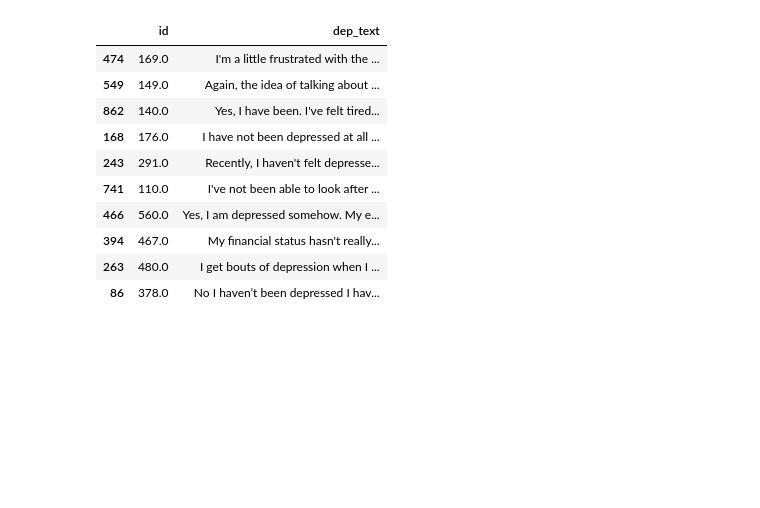
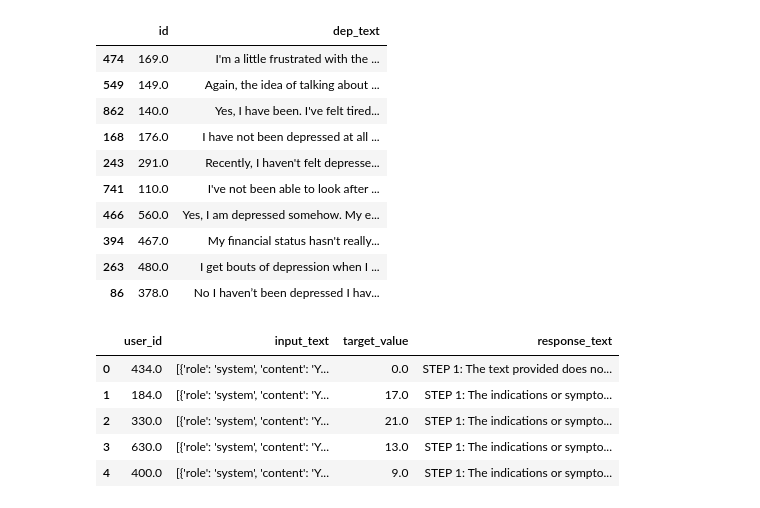
Before and after one commit to adithya8/gpt4-depression-schema, a Jupyter notebook: data/kjell_prolific_depAnx.ipynb, the cells around one changed output. Saved outputs shown, nothing was run; the diff lists cells and outputs as text; code cells hidden in the pictures; blank space fills up the shorter version.

```diff
--- a/data/kjell_prolific_depAnx.ipynb
+++ b/data/kjell_prolific_depAnx.ipynb
@@ -144,0 +175,13 @@ data_.sort_values('text_len', ascending=True)[['id', 'dep_text']].head(10)
+# %%
+RESPONSE_DIR = "/chronos_data/avirinchipur/reasoning_for_psych/expts/responses"
+RESPONSE_FILE_PATH = "demo_gpt-4.dep_list_evidence_classify_estimate.csv"
+# %%
+response_df = pd.read_csv('{}/{}'.format(RESPONSE_DIR, RESPONSE_FILE_PATH))
+response_df.head()
+# %% [output]
+|  | user_id | input_text | target_value | response_text |
+| 0 | 434.0 | [{'role': 'system', 'content': 'Y... | 0.0 | STEP 1: The text provided does no... |
+| 1 | 184.0 | [{'role': 'system', 'content': 'Y... | 17.0 | STEP 1: The indications or sympto... |
+| 2 | 330.0 | [{'role': 'system', 'content': 'Y... | 21.0 | STEP 1: The indications or sympto... |
+| 3 | 630.0 | [{'role': 'system', 'content': 'Y... | 13.0 | STEP 1: The indications or sympto... |
+| 4 | 400.0 | [{'role': 'system', 'content': 'Y... | 9.0 | STEP 1: The indications or sympto... |
```
Also changed, not shown: parts of 13 cells of this notebook.
